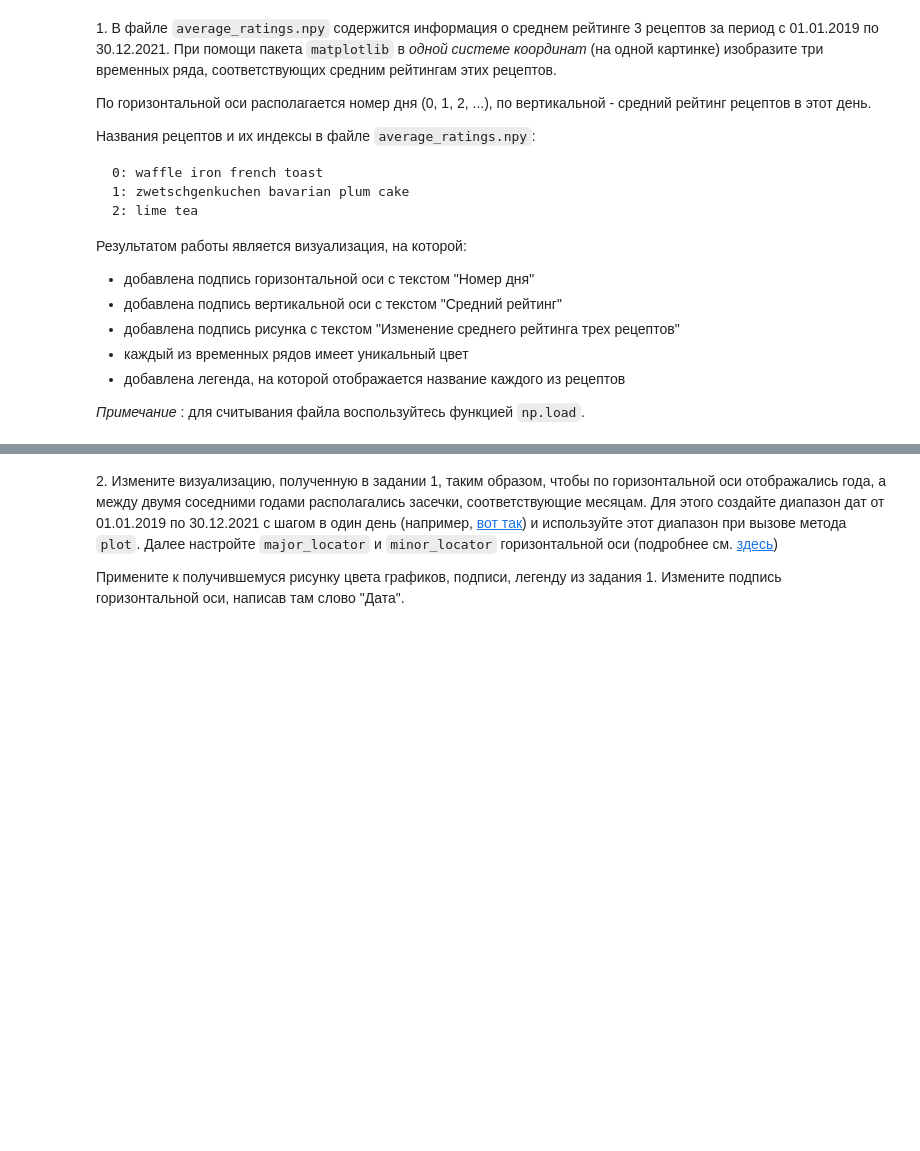
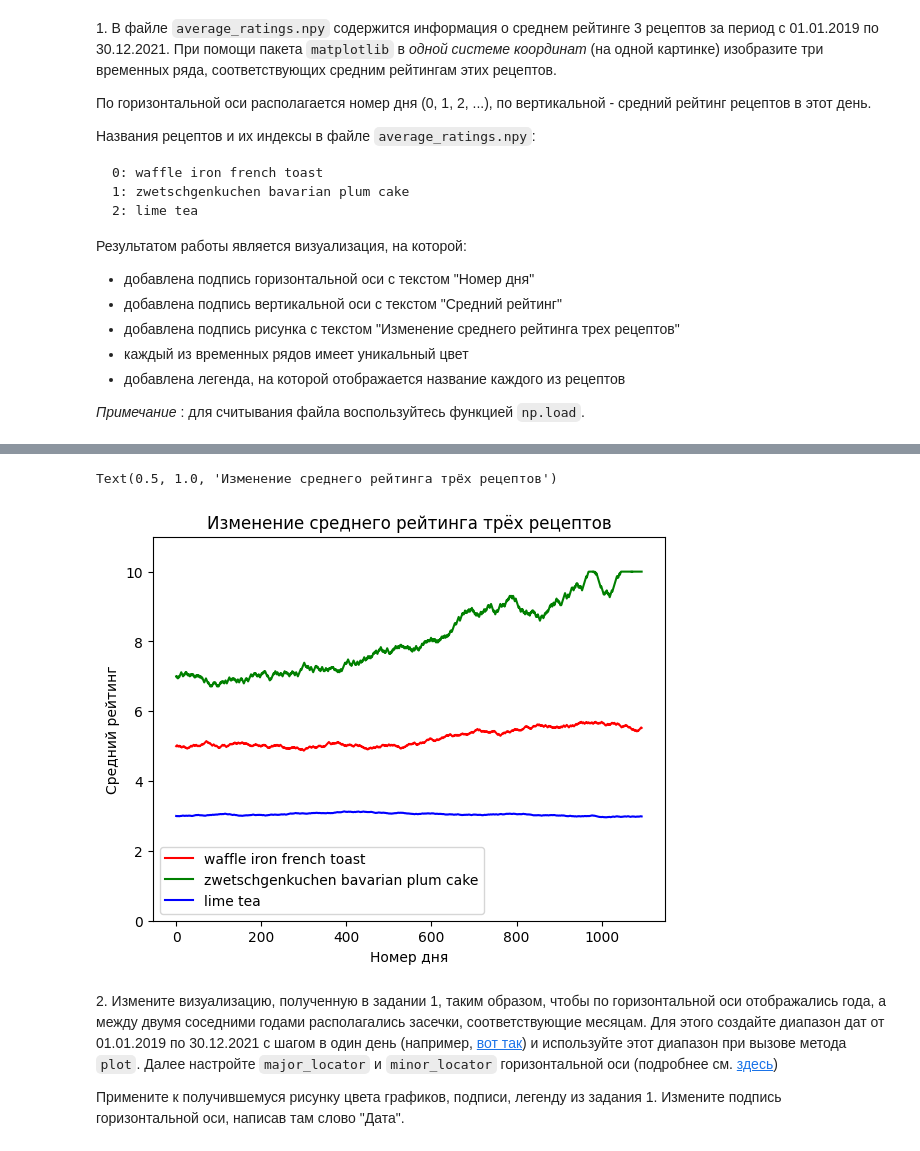
Before and after one commit to inmyfavor/Laboratornaya-rabota-5, a Jupyter notebook: 05_visualization.ipynb, the cells around one changed output, grey strips where cells are left out. Saved outputs shown, nothing was run; the diff lists cells and outputs as text; code cells hidden in the pictures; blank space fills up the shorter version.

```diff
--- a/05_visualization.ipynb
+++ b/05_visualization.ipynb
@@ -55,3 +99,6 @@ __В данном блоке задач не разрешается исполь
 * добавлена легенда, на которой отображается название каждого из рецептов
 
 _Примечание_ : для считывания файла воспользуйтесь функцией `np.load`.
+# %%
+average_ratings = np.load('./data/average_ratings.npy')
+pd.DataFrame(average_ratings)
@@ -58,3 +111,22 @@ _Примечание_ : для считывания файла воспольз
+# %%
+fig = plt.figure()
+ax = fig.add_axes([0.1, 0.1, 0.8, 0.8])
+
+y1_line, = ax.plot(average_ratings[0], 'r', label = 'waffle iron french toast')
+y2_line, = ax.plot(average_ratings[1], 'g', label = 'zwetschgenkuchen bavarian plum cake')
+y3_line, = ax.plot(average_ratings[2], 'b', label = 'lime tea')
+
+ax.set_ylim([0, 11])
+
+ax.set_xlabel('Номер дня')
+ax.set_ylabel('Средний рейтинг')
+
+ax.legend(handles=[y1_line, y2_line, y3_line])
+
+ax.set_title('Изменение среднего рейтинга трёх рецептов')
+# %% [output]
+Text(0.5, 1.0, 'Изменение среднего рейтинга трёх рецептов')
+[figure, added]
 # %% [markdown]
 2\. Измените визуализацию, полученную в задании 1, таким образом, чтобы по горизонтальной оси отображались года, а между двумя соседними годами располагались засечки, соответствующие месяцам. Для этого создайте диапазон дат от 01.01.2019 по 30.12.2021 с шагом в один день (например, [вот так](https://pandas.pydata.org/docs/reference/api/pandas.date_range.html)) и используйте этот диапазон при вызове метода `plot`. Далее настройте `major_locator` и `minor_locator` горизонтальной оси (подробнее см. [здесь](https://matplotlib.org/stable/gallery/text_labels_and_annotations/date.html))
 
```
Also changed, not shown: parts of 19 cells of this notebook.
